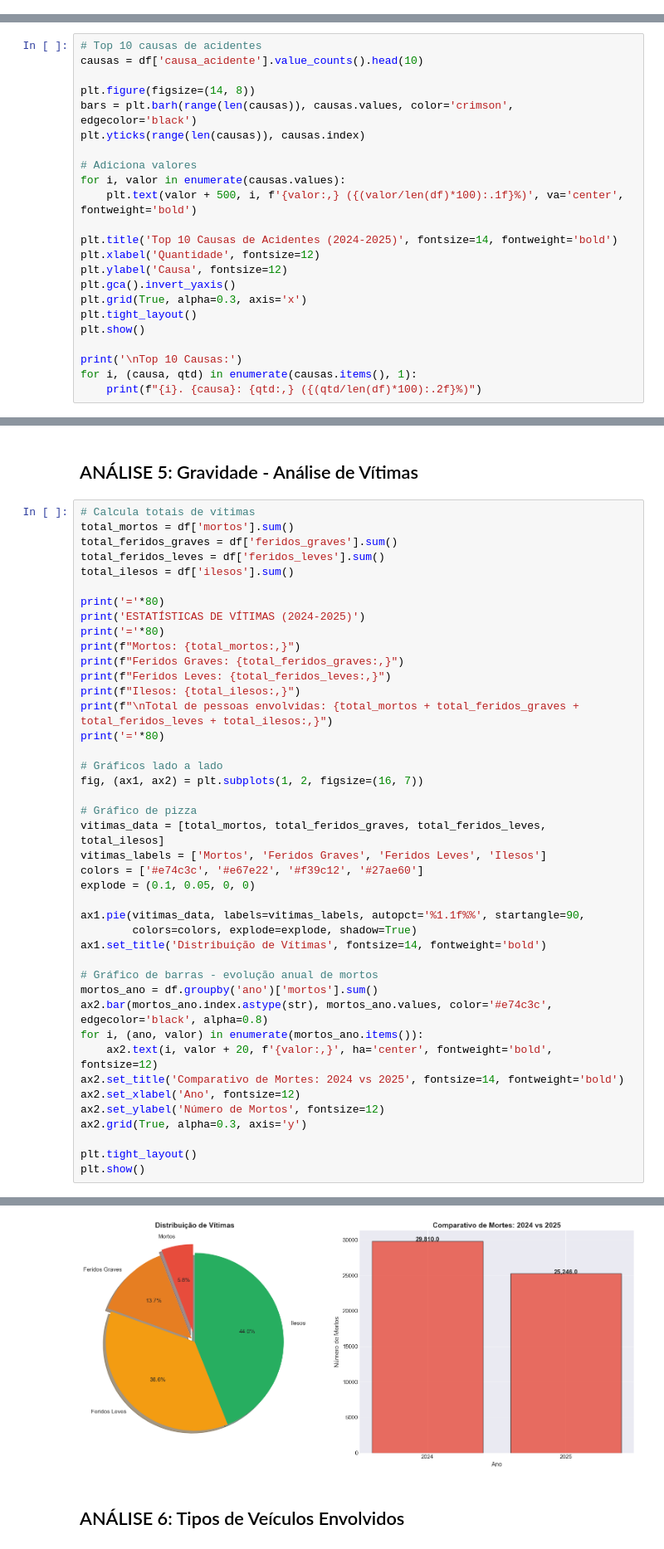
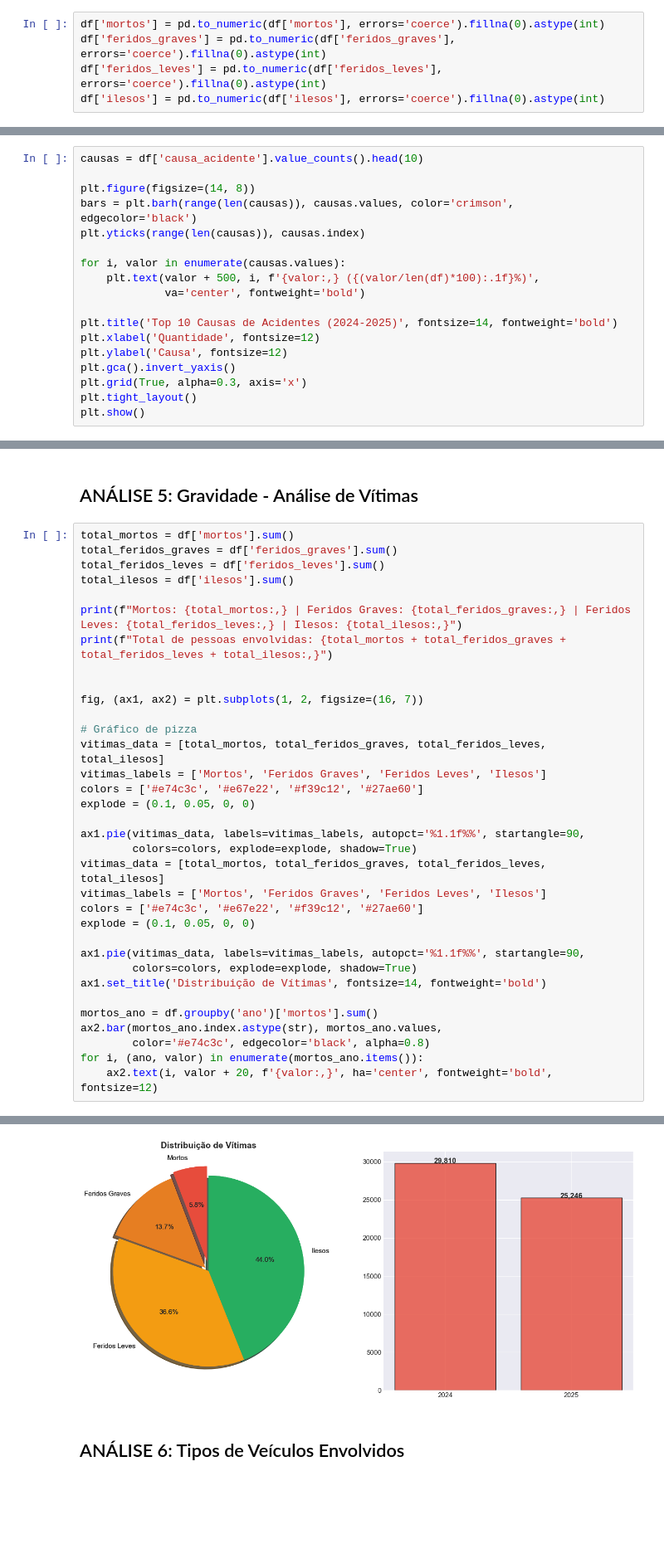
Before and after one commit to MatheussBrant/SBD2-Grupo-19-PRF, a Jupyter notebook: data_layer/raw/analytics_raw.ipynb, the cells around one changed output, grey strips where cells are left out. Shown at 83% size. Cells and saved outputs as stored; diff of their text form; blank space fills up the shorter version.

```diff
--- a/data_layer/raw/analytics_raw.ipynb
+++ b/data_layer/raw/analytics_raw.ipynb
@@ -69,3 +37,8 @@ else:
+# %%
+df['mortos'] = pd.to_numeric(df['mortos'], errors='coerce').fillna(0).astype(int)
+df['feridos_graves'] = pd.to_numeric(df['feridos_graves'], errors='coerce').fillna(0).astype(int)
+df['feridos_leves'] = pd.to_numeric(df['feridos_leves'], errors='coerce').fillna(0).astype(int)
+df['ilesos'] = pd.to_numeric(df['ilesos'], errors='coerce').fillna(0).astype(int)
 # %% [markdown]
 ## Visão Geral do Dataset Consolidado
 # %%
@@ -256,16 +179,15 @@ Name: id, dtype: int64
 # %% [markdown]
 ## ANÁLISE 3: Causas de Acidentes (Top 10)
 # %%
-# Top 10 causas de acidentes
 causas = df['causa_acidente'].value_counts().head(10)
 
 plt.figure(figsize=(14, 8))
 bars = plt.barh(range(len(causas)), causas.values, color='crimson', edgecolor='black')
 plt.yticks(range(len(causas)), causas.index)
 
-# Adiciona valores
 for i, valor in enumerate(causas.values):
-    plt.text(valor + 500, i, f'{valor:,} ({(valor/len(df)*100):.1f}%)', va='center', fontweight='bold')
+    plt.text(valor + 500, i, f'{valor:,} ({(valor/len(df)*100):.1f}%)',
+             va='center', fontweight='bold')
 
 plt.title('Top 10 Causas de Acidentes (2024-2025)', fontsize=14, fontweight='bold')
 plt.xlabel('Quantidade', fontsize=12)
@@ -274,9 +196,5 @@ plt.gca().invert_yaxis()
 plt.grid(True, alpha=0.3, axis='x')
 plt.tight_layout()
 plt.show()
-
-print('\nTop 10 Causas:')
-for i, (causa, qtd) in enumerate(causas.items(), 1):
-    print(f"{i}. {causa}: {qtd:,} ({(qtd/len(df)*100):.2f}%)")
 # %% [output]
 [figure]
@@ -317,23 +222,15 @@ plt.show()
 # %% [markdown]
 ## ANÁLISE 5: Gravidade - Análise de Vítimas
 # %%
-# Calcula totais de vítimas
 total_mortos = df['mortos'].sum()
 total_feridos_graves = df['feridos_graves'].sum()
 total_feridos_leves = df['feridos_leves'].sum()
 total_ilesos = df['ilesos'].sum()
 
-print('='*80)
-print('ESTATÍSTICAS DE VÍTIMAS (2024-2025)')
-print('='*80)
-print(f"Mortos: {total_mortos:,}")
-print(f"Feridos Graves: {total_feridos_graves:,}")
-print(f"Feridos Leves: {total_feridos_leves:,}")
-print(f"Ilesos: {total_ilesos:,}")
-print(f"\nTotal de pessoas envolvidas: {total_mortos + total_feridos_graves + total_feridos_leves + total_ilesos:,}")
-print('='*80)
+print(f"Mortos: {total_mortos:,} | Feridos Graves: {total_feridos_graves:,} | Feridos Leves: {total_feridos_leves:,} | Ilesos: {total_ilesos:,}")
+print(f"Total de pessoas envolvidas: {total_mortos + total_feridos_graves + total_feridos_leves + total_ilesos:,}")
 
-# Gráficos lado a lado
+
 fig, (ax1, ax2) = plt.subplots(1, 2, figsize=(16, 7))
 
 # Gráfico de pizza
@@ -344,18 +241,18 @@ explode = (0.1, 0.05, 0, 0)
 
 ax1.pie(vitimas_data, labels=vitimas_labels, autopct='%1.1f%%', startangle=90,
         colors=colors, explode=explode, shadow=True)
+vitimas_data = [total_mortos, total_feridos_graves, total_feridos_leves, total_ilesos]
+vitimas_labels = ['Mortos', 'Feridos Graves', 'Feridos Leves', 'Ilesos']
+colors = ['#e74c3c', '#e67e22', '#f39c12', '#27ae60']
+explode = (0.1, 0.05, 0, 0)
+
+ax1.pie(vitimas_data, labels=vitimas_labels, autopct='%1.1f%%', startangle=90,
+        colors=colors, explode=explode, shadow=True)
 ax1.set_title('Distribuição de Vítimas', fontsize=14, fontweight='bold')
 
-# Gráfico de barras - evolução anual de mortos
 mortos_ano = df.groupby('ano')['mortos'].sum()
-ax2.bar(mortos_ano.index.astype(str), mortos_ano.values, color='#e74c3c', edgecolor='black', alpha=0.8)
+ax2.bar(mortos_ano.index.astype(str), mortos_ano.values,
+        color='#e74c3c', edgecolor='black', alpha=0.8)
 for i, (ano, valor) in enumerate(mortos_ano.items()):
     ax2.text(i, valor + 20, f'{valor:,}', ha='center', fontweight='bold', fontsize=12)
-ax2.set_title('Comparativo de Mortes: 2024 vs 2025', fontsize=14, fontweight='bold')
-ax2.set_xlabel('Ano', fontsize=12)
-ax2.set_ylabel('Número de Mortos', fontsize=12)
-ax2.grid(True, alpha=0.3, axis='y')
-
-plt.tight_layout()
-plt.show()
 # %% [output]
@@ -372,4 +261,4 @@ Total de pessoas envolvidas: 954,031.0
-[figure, old version]
+[figure, new version]
 # %% [markdown]
 ## ANÁLISE 6: Tipos de Veículos Envolvidos
 # %%
```
Also changed, not shown: parts of 21 cells of this notebook, 1 other file.
